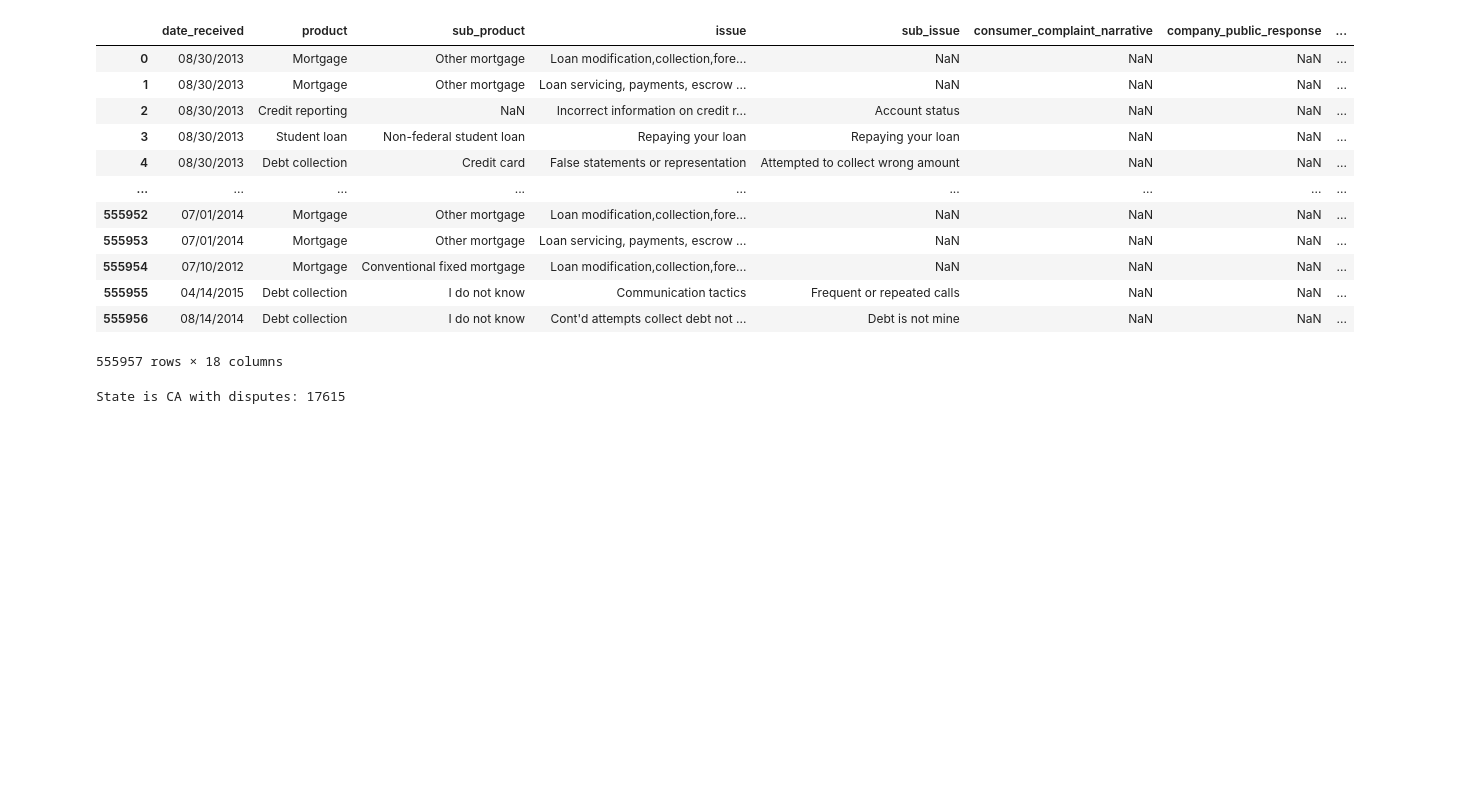
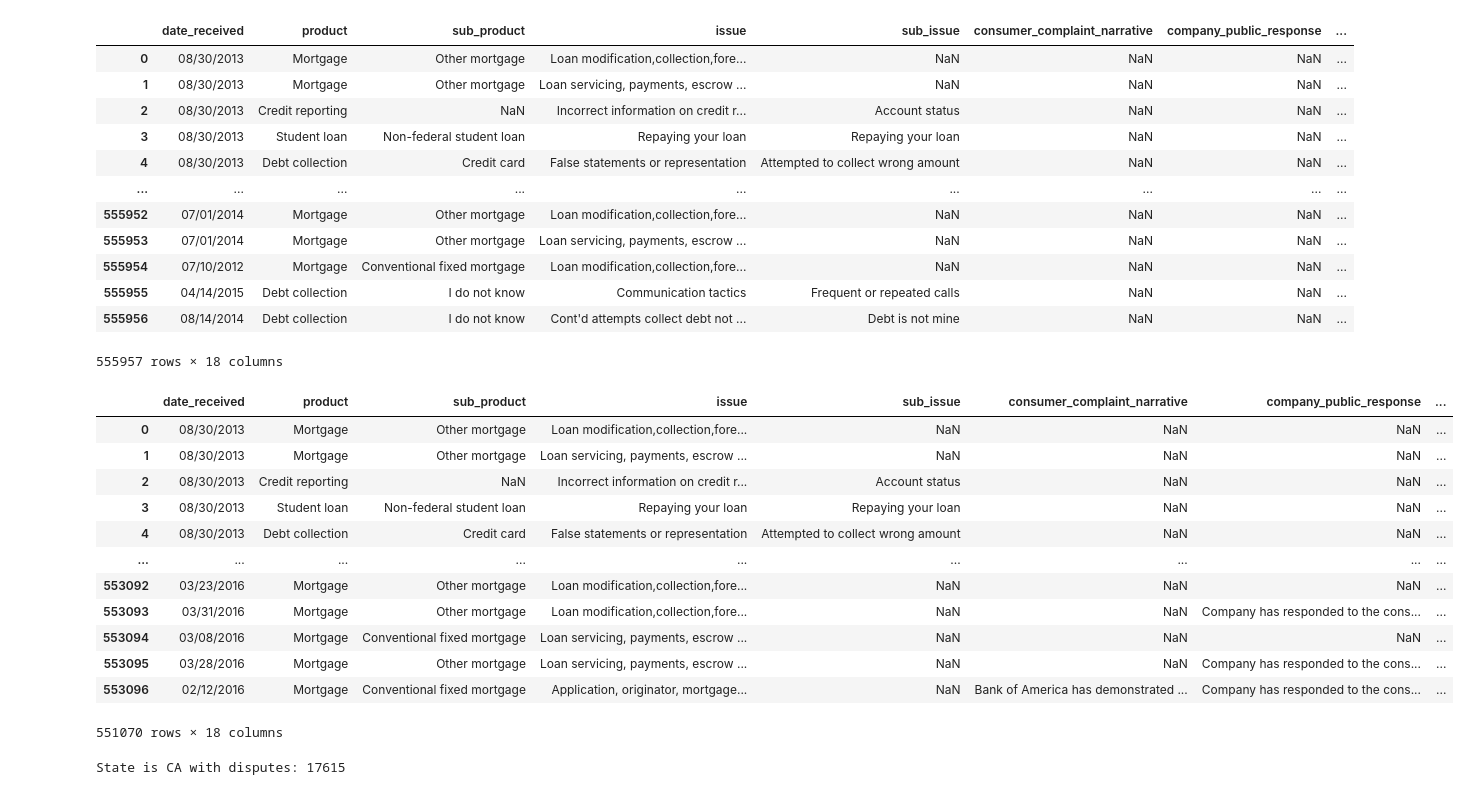
Before and after one commit to quantillinois/data-oa, a Jupyter notebook: consumer_analysis.ipynb, the cells around one changed output. Saved outputs shown, nothing was run; the diff lists cells and outputs as text; code cells hidden in the pictures; blank space fills up the shorter version.

Commit message:
Progress on exploring maximum issues per state

```diff
--- a/consumer_analysis.ipynb
+++ b/consumer_analysis.ipynb
@@ -20,6 +20,23 @@ df
 | 555955 | 04/14/2015 | Debt collection | I do not know | Communication tactics | Frequent or repeated calls | NaN | NaN | ... |
 | 555956 | 08/14/2014 | Debt collection | I do not know | Cont'd attempts collect debt not ... | Debt is not mine | NaN | NaN | ... |
 555957 rows × 18 columns
+# %%
+df_clean_states = df[df['state'].notna()]
+df_clean_states
+# %% [output]
+|  | date_received | product | sub_product | issue | sub_issue | consumer_complaint_narrative | company_public_response | ... |
+| 0 | 08/30/2013 | Mortgage | Other mortgage | Loan modification,collection,fore... | NaN | NaN | NaN | ... |
+| 1 | 08/30/2013 | Mortgage | Other mortgage | Loan servicing, payments, escrow ... | NaN | NaN | NaN | ... |
+| 2 | 08/30/2013 | Credit reporting | NaN | Incorrect information on credit r... | Account status | NaN | NaN | ... |
+| 3 | 08/30/2013 | Student loan | Non-federal student loan | Repaying your loan | Repaying your loan | NaN | NaN | ... |
+| 4 | 08/30/2013 | Debt collection | Credit card | False statements or representation | Attempted to collect wrong amount | NaN | NaN | ... |
+| ... | ... | ... | ... | ... | ... | ... | ... | ... |
+| 553092 | 03/23/2016 | Mortgage | Other mortgage | Loan modification,collection,fore... | NaN | NaN | NaN | ... |
+| 553093 | 03/31/2016 | Mortgage | Other mortgage | Loan modification,collection,fore... | NaN | NaN | Company has responded to the cons... | ... |
+| 553094 | 03/08/2016 | Mortgage | Conventional fixed mortgage | Loan servicing, payments, escrow ... | NaN | NaN | NaN | ... |
+| 553095 | 03/28/2016 | Mortgage | Other mortgage | Loan servicing, payments, escrow ... | NaN | NaN | Company has responded to the cons... | ... |
+| 553096 | 02/12/2016 | Mortgage | Conventional fixed mortgage | Application, originator, mortgage... | NaN | Bank of America has demonstrated ... | Company has responded to the cons... | ... |
+551070 rows × 18 columns
 # %%
 #State with most disputes:
 disputed_complaint = df[df['consumer_disputed?'] == 'Yes']
```
Also changed, not shown: parts of 5 cells of this notebook.
